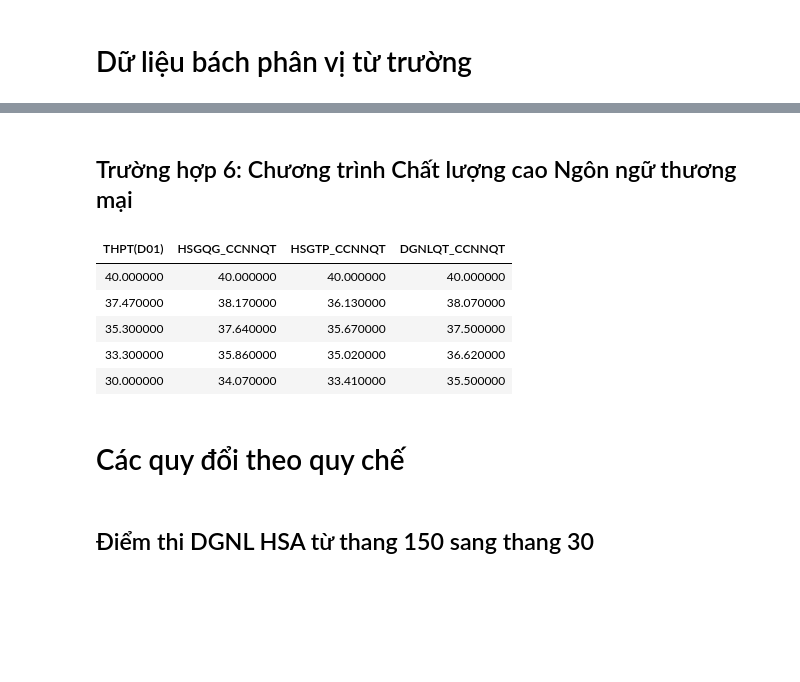
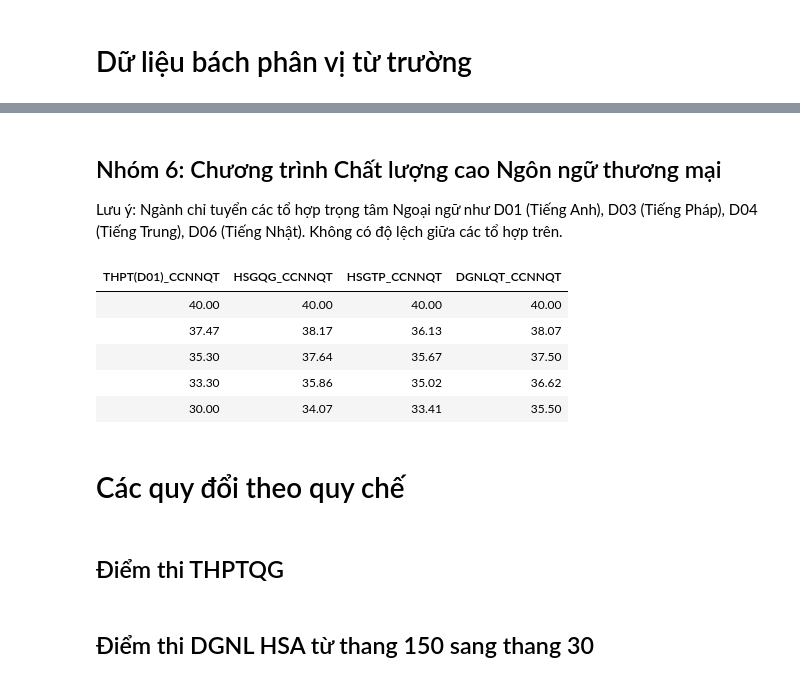
Before and after one commit to k1m1nonawa4869/THPT-converter, a Jupyter notebook: FTU.ipynb, the cells around one changed output, grey strips where cells are left out. Saved outputs shown, nothing was run; the diff lists cells and outputs as text; code cells hidden in the pictures; blank space fills up the shorter version.

```diff
--- a/FTU.ipynb
+++ b/FTU.ipynb
@@ -195,24 +244,28 @@ table_5.style.hide(axis="index")
 # %% [markdown]
-## Trường hợp 6: Chương trình Chất lượng cao Ngôn ngữ thương mại
+## Nhóm 6: Chương trình Chất lượng cao Ngôn ngữ thương mại
+
+Lưu ý: Ngành chỉ tuyển các tổ hợp trọng tâm Ngoại ngữ như D01 (Tiếng Anh), D03 (Tiếng Pháp), D04 (Tiếng Trung), D06 (Tiếng Nhật). Không có độ lệch giữa các tổ hợp trên.
 # %%
 thpt_ccnnqt_list_6 = [40, 37.47, 35.3, 33.3, 30]
 hsgqg_ccnnqt_list_6 = [40, 38.17, 37.64, 35.86, 34.07]
 hsgtp_ccnnqt_list_6 = [40, 36.13, 35.67, 35.02, 33.41]
 dqnlqt_ccnnqt_list_6 = [40, 38.07, 37.5, 36.62, 35.5]
 
-data_6 = {"THPT(D01)": thpt_ccnnqt_list_6,
+data_6 = {"THPT(D01)_CCNNQT": thpt_ccnnqt_list_6,
           "HSGQG_CCNNQT": hsgqg_ccnnqt_list_6,
           "HSGTP_CCNNQT": hsgtp_ccnnqt_list_6,
           "DGNLQT_CCNNQT": dqnlqt_ccnnqt_list_6}
 
 table_6 = pd.DataFrame(data_6)
-table_6.style.hide(axis="index")
+display(table_6.style.hide(axis="index").format(precision=2))
 # %% [output]
-| THPT(D01) | HSGQG_CCNNQT | HSGTP_CCNNQT | DGNLQT_CCNNQT |
-| 40.000000 | 40.000000 | 40.000000 | 40.000000 |
-| 37.470000 | 38.170000 | 36.130000 | 38.070000 |
-| 35.300000 | 37.640000 | 35.670000 | 37.500000 |
-| 33.300000 | 35.860000 | 35.020000 | 36.620000 |
-| 30.000000 | 34.070000 | 33.410000 | 35.500000 |
+| THPT(D01)_CCNNQT | HSGQG_CCNNQT | HSGTP_CCNNQT | DGNLQT_CCNNQT |
+| 40.00 | 40.00 | 40.00 | 40.00 |
+| 37.47 | 38.17 | 36.13 | 38.07 |
+| 35.30 | 37.64 | 35.67 | 37.50 |
+| 33.30 | 35.86 | 35.02 | 36.62 |
+| 30.00 | 34.07 | 33.41 | 35.50 |
 # %% [markdown]
 # Các quy đổi theo quy chế
+# %% [markdown]
+## Điểm thi THPTQG
```
Also changed, not shown: parts of 33 cells of this notebook.
